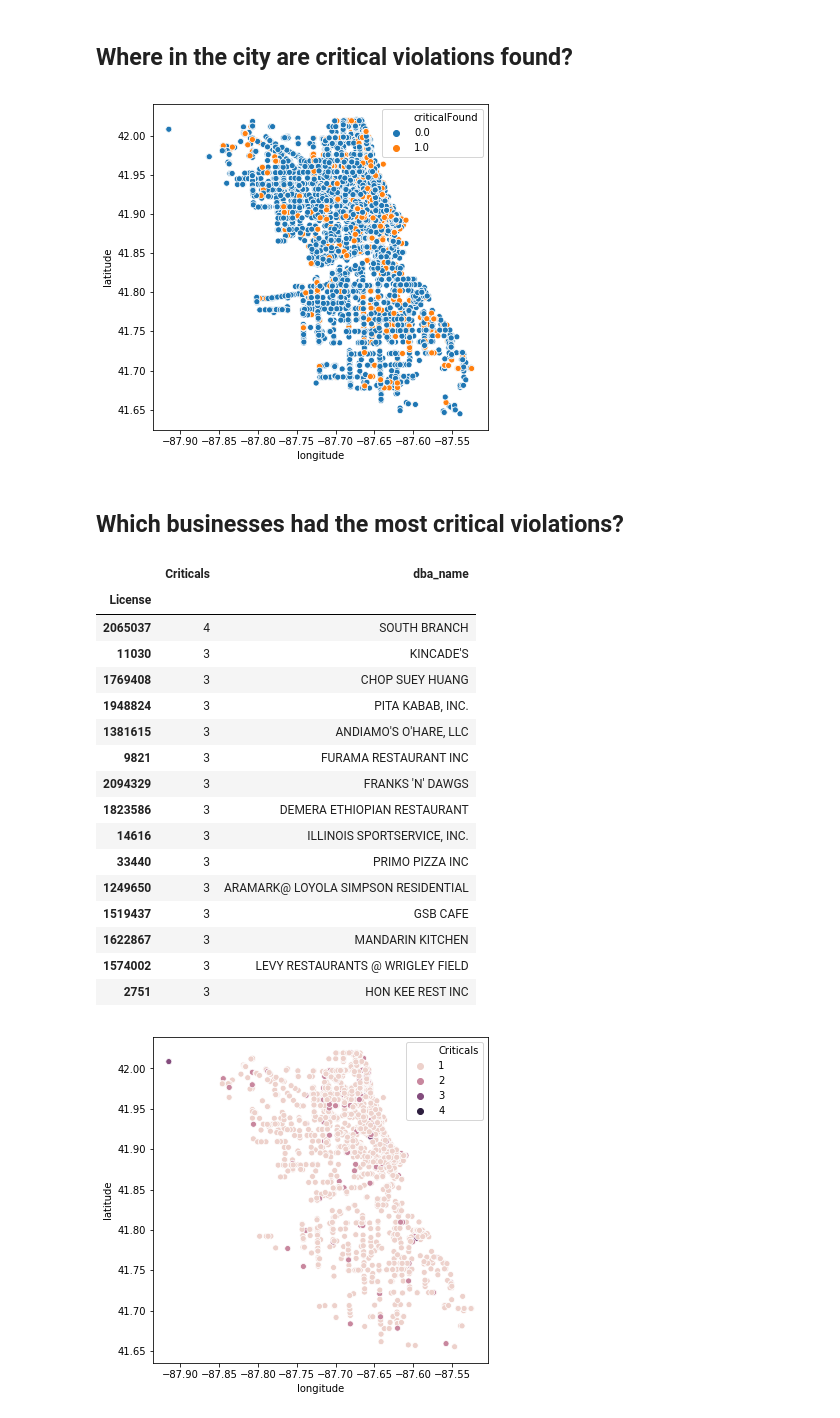
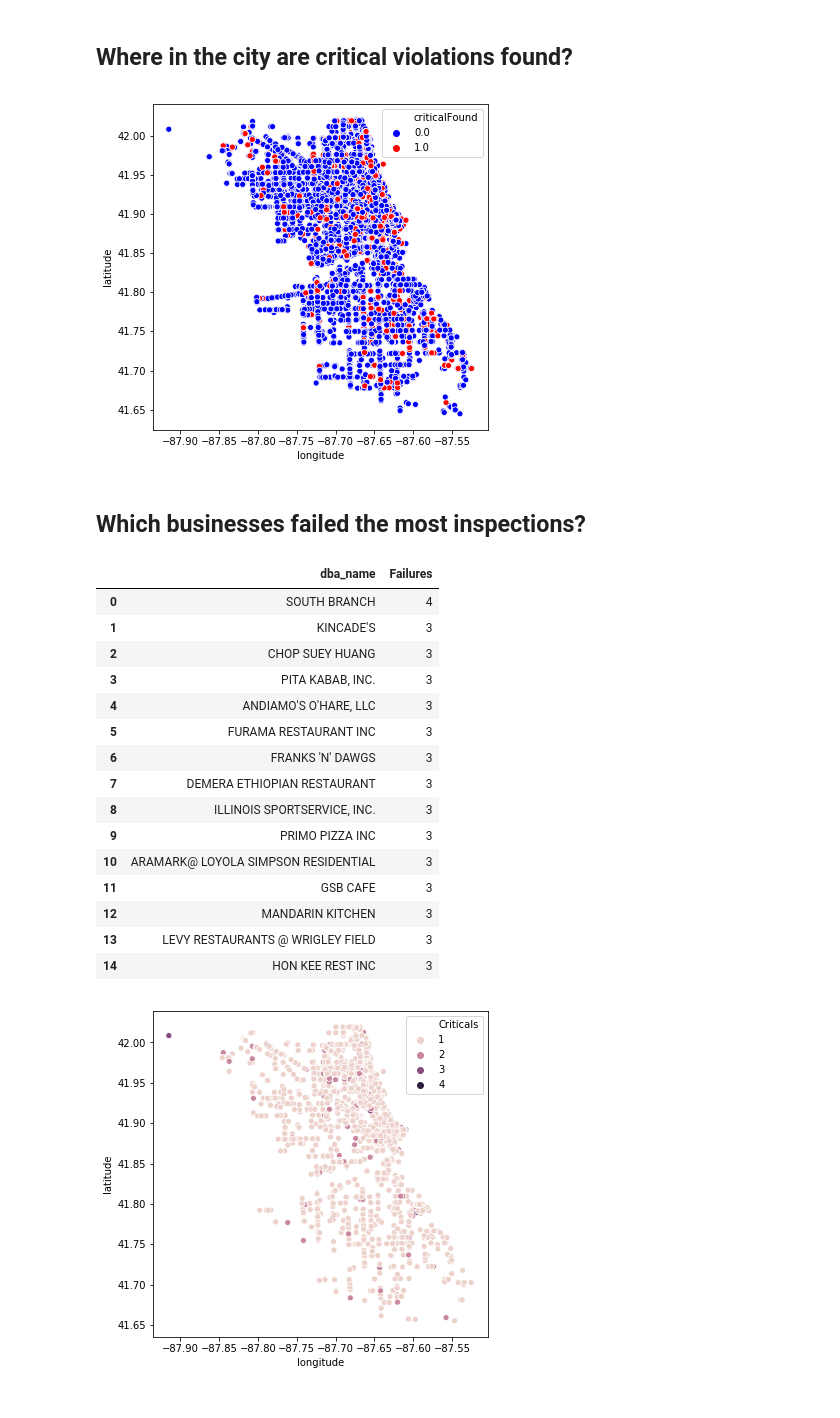
Before and after one commit to vingkan/foodinspectionforecasting, a Jupyter notebook: IIT/10_data_exploration.ipynb, the cells around one changed output. Drawn from its saved outputs; the diff is of its cells as text; code cells hidden in the pictures.

```diff
--- a/IIT/10_data_exploration.ipynb
+++ b/IIT/10_data_exploration.ipynb
@@ -98,38 +108,42 @@ pd.DataFrame(fac_counts.values, fac_counts.index, columns=["Count"]).query("Coun
 # %% [markdown]
 ## Where in the city are critical violations found?
 # %%
-sns.scatterplot(x="longitude", y="latitude", hue=TARGET, data=df).figure.set_size_inches(FIGSIZE)
+sns.scatterplot(
+    x="longitude", y="latitude",
+    hue=TARGET, palette=["blue", "red"], data=df
+).figure.set_size_inches(FIGSIZE)
 # %% [output]
-[figure, old version]
+[figure, new version]
 # %% [markdown]
-## Which businesses had the most critical violations?
+## Which businesses failed the most inspections?
 # %%
 biz_counts = df.query("{} > 0".format(TARGET))["License"].value_counts()
 biz_df = pd.DataFrame()
 biz_df["License"] = biz_counts.index
-biz_df["Criticals"] = biz_counts.values
-biz_df.sort_values(by="Criticals", ascending=False).head()
+biz_df["Failures"] = biz_counts.values
+biz_df.sort_values(by="Failures", ascending=False).head()
 biz_df.set_index("License").join(
     df.set_index("License")["dba_name"]
-).drop_duplicates().sort_values(by="Criticals", ascending=False).head(15)
+).drop_duplicates().sort_values(
+    by="Failures", ascending=False
+).reset_index()[["dba_name", "Failures"]].head(15)
 # %% [output]
-|  | Criticals | dba_name |
-| License |  |  |
-| 2065037 | 4 | SOUTH BRANCH |
-| 11030 | 3 | KINCADE'S |
-| 1769408 | 3 | CHOP SUEY HUANG |
-| 1948824 | 3 | PITA KABAB, INC. |
-| 1381615 | 3 | ANDIAMO'S O'HARE, LLC |
-| 9821 | 3 | FURAMA RESTAURANT INC |
-| 2094329 | 3 | FRANKS 'N' DAWGS |
-| 1823586 | 3 | DEMERA ETHIOPIAN RESTAURANT |
-| 14616 | 3 | ILLINOIS SPORTSERVICE, INC. |
-| 33440 | 3 | PRIMO PIZZA INC |
-| 1249650 | 3 | ARAMARK@ LOYOLA SIMPSON RESIDENTIAL |
-| 1519437 | 3 | GSB CAFE |
-| 1622867 | 3 | MANDARIN KITCHEN |
-| 1574002 | 3 | LEVY RESTAURANTS @ WRIGLEY FIELD |
-| 2751 | 3 | HON KEE REST INC |
+|  | dba_name | Failures |
+| 0 | SOUTH BRANCH | 4 |
+| 1 | KINCADE'S | 3 |
+| 2 | CHOP SUEY HUANG | 3 |
+| 3 | PITA KABAB, INC. | 3 |
+| 4 | ANDIAMO'S O'HARE, LLC | 3 |
+| 5 | FURAMA RESTAURANT INC | 3 |
+| 6 | FRANKS 'N' DAWGS | 3 |
+| 7 | DEMERA ETHIOPIAN RESTAURANT | 3 |
+| 8 | ILLINOIS SPORTSERVICE, INC. | 3 |
+| 9 | PRIMO PIZZA INC | 3 |
+| 10 | ARAMARK@ LOYOLA SIMPSON RESIDENTIAL | 3 |
+| 11 | GSB CAFE | 3 |
+| 12 | MANDARIN KITCHEN | 3 |
+| 13 | LEVY RESTAURANTS @ WRIGLEY FIELD | 3 |
+| 14 | HON KEE REST INC | 3 |
 # %%
 sns.scatterplot(x="longitude", y="latitude", hue="Criticals", data=biz_df.set_index("License").join(
     df.set_index("License")[["longitude", "latitude"]]
```
Also changed, not shown: parts of 13 cells of this notebook.
